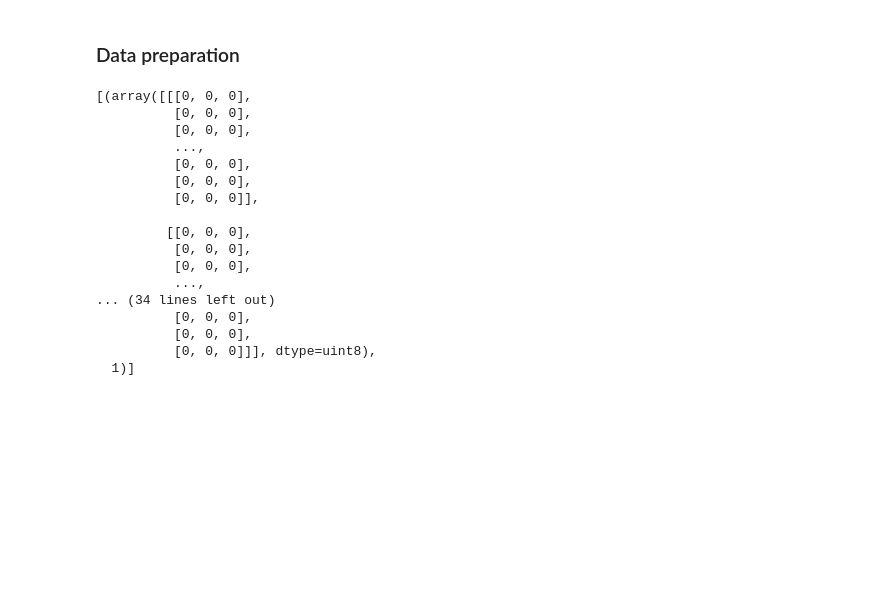
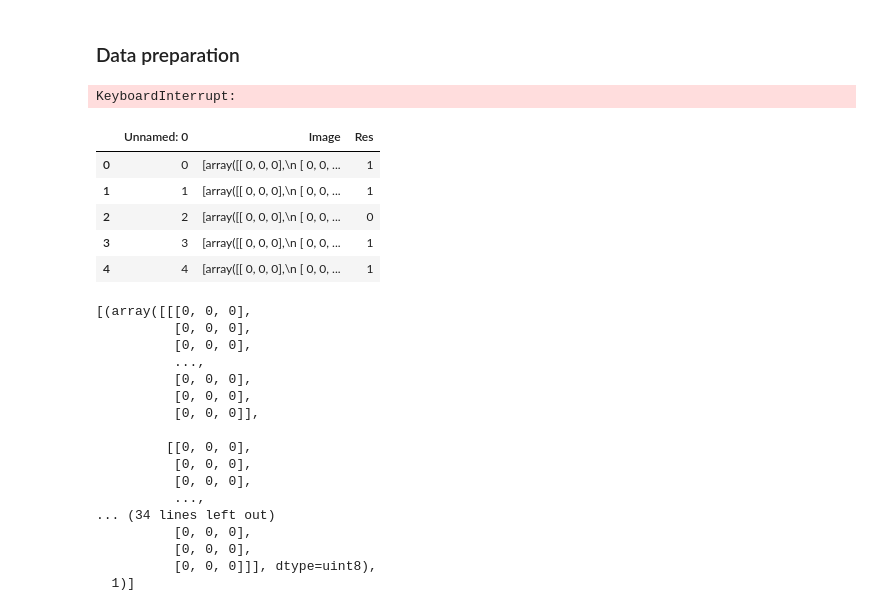
Before and after one commit to yariks5s/machLearn-CompVision, a Jupyter notebook: convolutional_neural_network/main.ipynb, the cells around one changed output. Saved outputs shown, nothing was run; the diff lists cells and outputs as text; code cells hidden in the pictures; blank space fills up the shorter version.

```diff
--- a/convolutional_neural_network/main.ipynb
+++ b/convolutional_neural_network/main.ipynb
@@ -13,6 +15,31 @@ dataset, dataset_info = tfds.load('malaria', with_info=True,
                                   as_supervised=True,
                                   shuffle_files = True,
                                   split=['train'])
+# %%
+# Export to csv
+np_dataset = tfds.as_numpy(dataset[0])
+np_dataset = list(np_dataset)
+training_dict = {"Image": [], "Res": []}
+for item in dataset[0]:
+    training_dict["Image"].append(list(item[0].numpy()))
+    training_dict["Res"].append(item[1].numpy())
+
+df = pd.DataFrame(training_dict)
+
+# saving the dataframe
+df.to_csv('list.csv')
+# %% [output]
+KeyboardInterrupt:
+# %%
+data = pd.read_csv('list.csv')
+data.head()
+# %% [output]
+|  | Unnamed: 0 | Image | Res |
+| 0 | 0 | [array([[ 0, 0, 0],\n [ 0, 0, ... | 1 |
+| 1 | 1 | [array([[ 0, 0, 0],\n [ 0, 0, ... | 1 |
+| 2 | 2 | [array([[ 0, 0, 0],\n [ 0, 0, ... | 0 |
+| 3 | 3 | [array([[ 0, 0, 0],\n [ 0, 0, ... | 1 |
+| 4 | 4 | [array([[ 0, 0, 0],\n [ 0, 0, ... | 1 |
 # %%
 def splits(dataset, TRAIN_RATIO, VAL_RATIO, TEST_RATIO):
     DATASET_SIZE = len(dataset)
```
Also changed, not shown: parts of 1 cell of this notebook, 1 other file.
